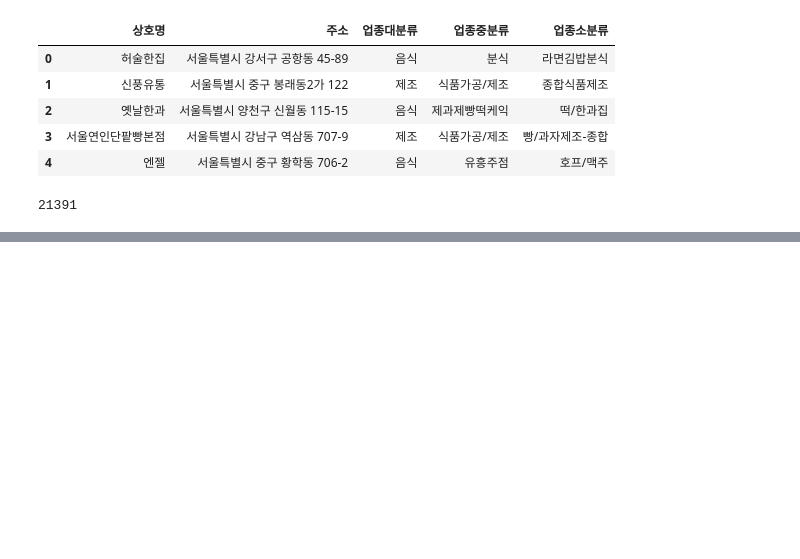
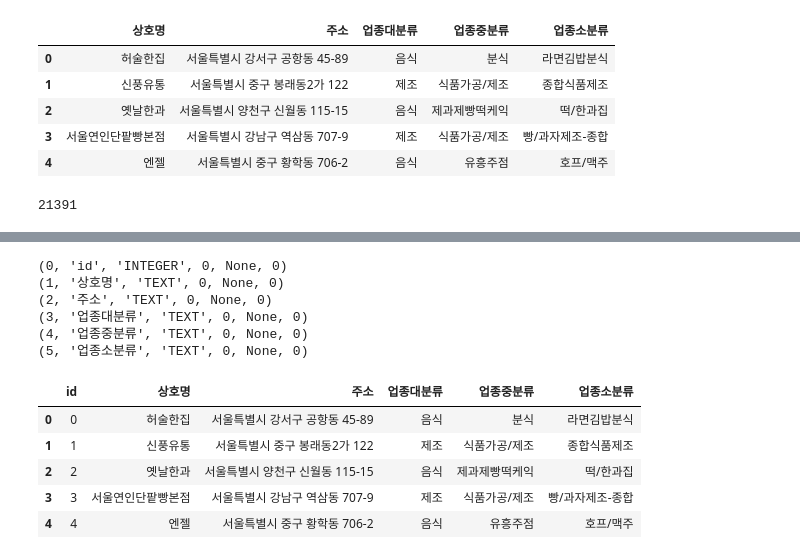
Before and after one commit to leekyuyoung-ai/AI, a Jupyter notebook: 1_5_데이터_베이스.ipynb, the cells around one changed output, grey strips where cells are left out. Saved outputs shown, nothing was run; the diff lists cells and outputs as text; code cells hidden in the pictures; blank space fills up the shorter version.

```diff
--- a/1_5_데이터_베이스.ipynb
+++ b/1_5_데이터_베이스.ipynb
@@ -290,0 +335,32 @@ conn.close()
+# %%
+# 테이블 구조 확인하기
+# 데이터 베이스 연결
+conn = sqlite3.connect('/content/drive/MyDrive/DB/seoul_shop.db')
+cursor = conn.cursor()
+
+cursor.execute('pragma table_info(seoul_shop)')
+rows = cursor.fetchall()
+for row in rows:
+  print(row)
+
+# 종료
+conn.close()
+# %% [output]
+(0, 'id', 'INTEGER', 0, None, 0)
+(1, '상호명', 'TEXT', 0, None, 0)
+(2, '주소', 'TEXT', 0, None, 0)
+(3, '업종대분류', 'TEXT', 0, None, 0)
+(4, '업종중분류', 'TEXT', 0, None, 0)
+(5, '업종소분류', 'TEXT', 0, None, 0)
+# %%
+# 판다스와 함께 사용하기
+conn = sqlite3.connect('/content/drive/MyDrive/DB/seoul_shop.db')
+df = pd.read_sql('select * from seoul_shop', conn)
+df.head()
+# %% [output]
+|  | id | 상호명 | 주소 | 업종대분류 | 업종중분류 | 업종소분류 |
+| 0 | 0 | 허술한집 | 서울특별시 강서구 공항동 45-89 | 음식 | 분식 | 라면김밥분식 |
+| 1 | 1 | 신풍유통 | 서울특별시 중구 봉래동2가 122 | 제조 | 식품가공/제조 | 종합식품제조 |
+| 2 | 2 | 옛날한과 | 서울특별시 양천구 신월동 115-15 | 음식 | 제과제빵떡케익 | 떡/한과집 |
+| 3 | 3 | 서울연인단팥빵본점 | 서울특별시 강남구 역삼동 707-9 | 제조 | 식품가공/제조 | 빵/과자제조-종합 |
+| 4 | 4 | 엔젤 | 서울특별시 중구 황학동 706-2 | 음식 | 유흥주점 | 호프/맥주 |
```
Also changed, not shown: parts of 18 cells of this notebook.
